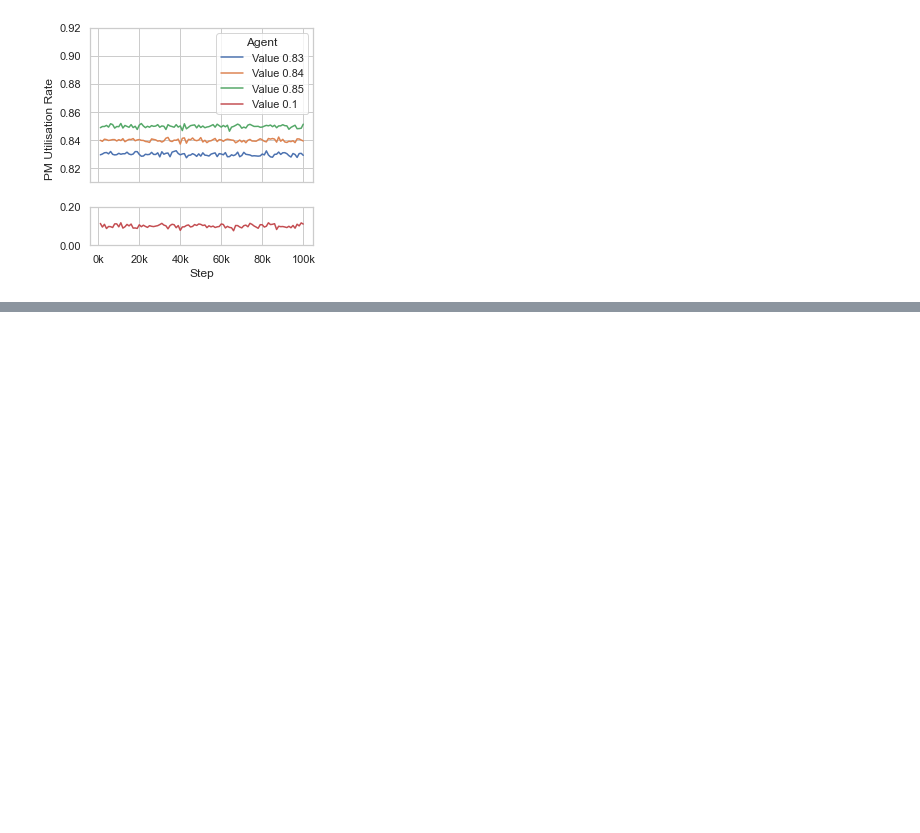
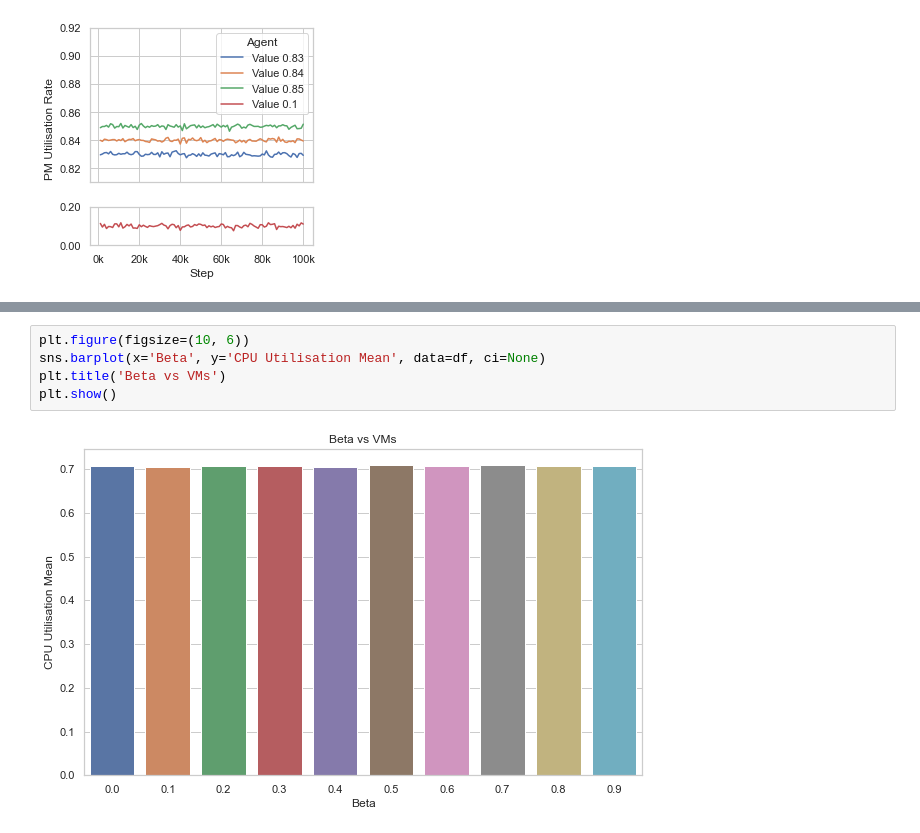
Before and after one commit to yzh503/vm-placement-migration-gym, a Jupyter notebook: plots.ipynb, the cells around one changed output, grey strips where cells are left out. Drawn from its saved outputs; the diff is of its cells as text; blank space fills up the shorter version.

```diff
--- a/plots.ipynb
+++ b/plots.ipynb
@@ -379,0 +399,7 @@ plt.gca().yaxis.set_major_formatter(ticker.FuncFormatter(format_to_two_decimal))
+# %%
+plt.figure(figsize=(10, 6))
+sns.barplot(x='Beta', y='CPU Utilisation Mean', data=df, ci=None)
+plt.title('Beta vs VMs')
+plt.show()
+# %% [output]
+[figure, added]
```
Also changed, not shown: parts of 2 cells of this notebook, 23 other files.
